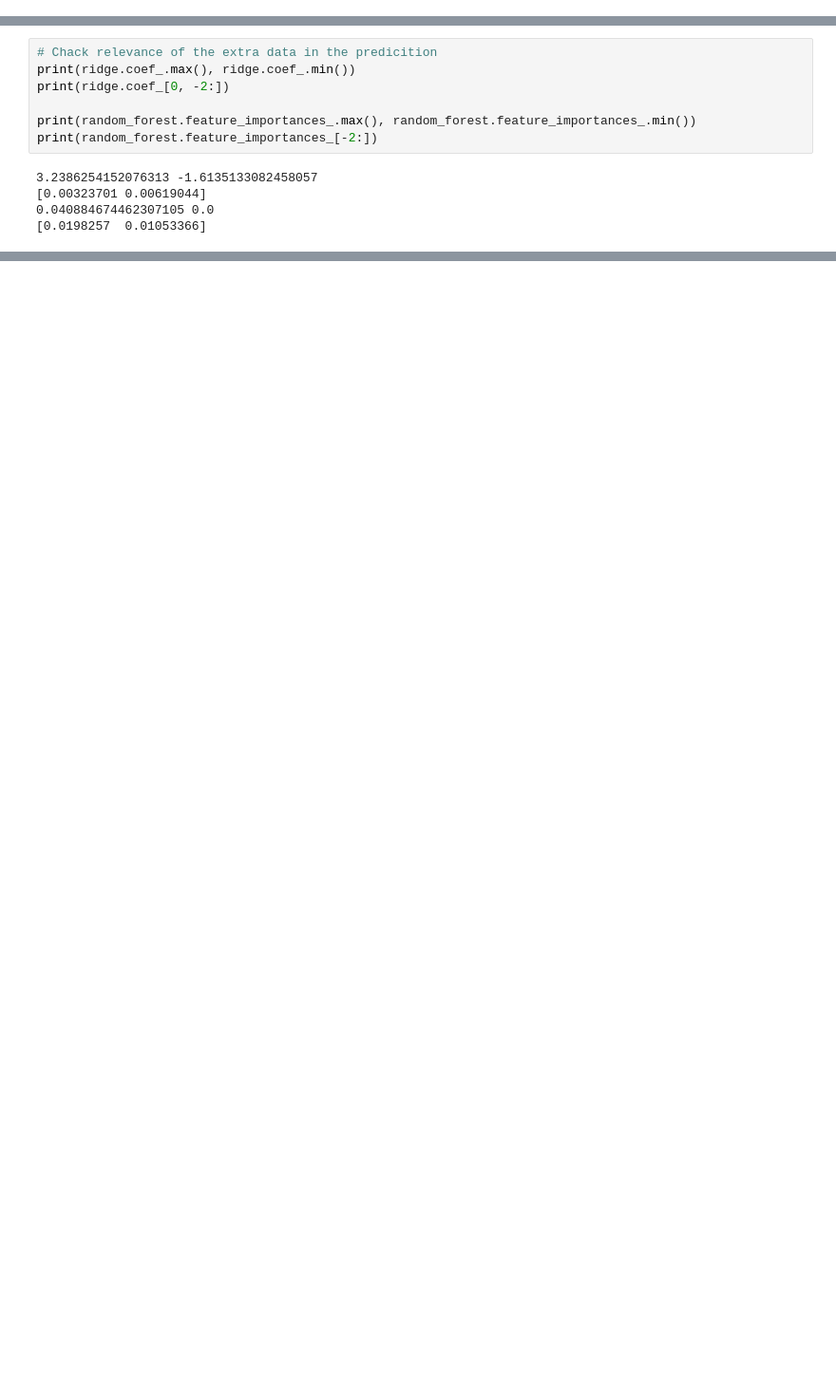
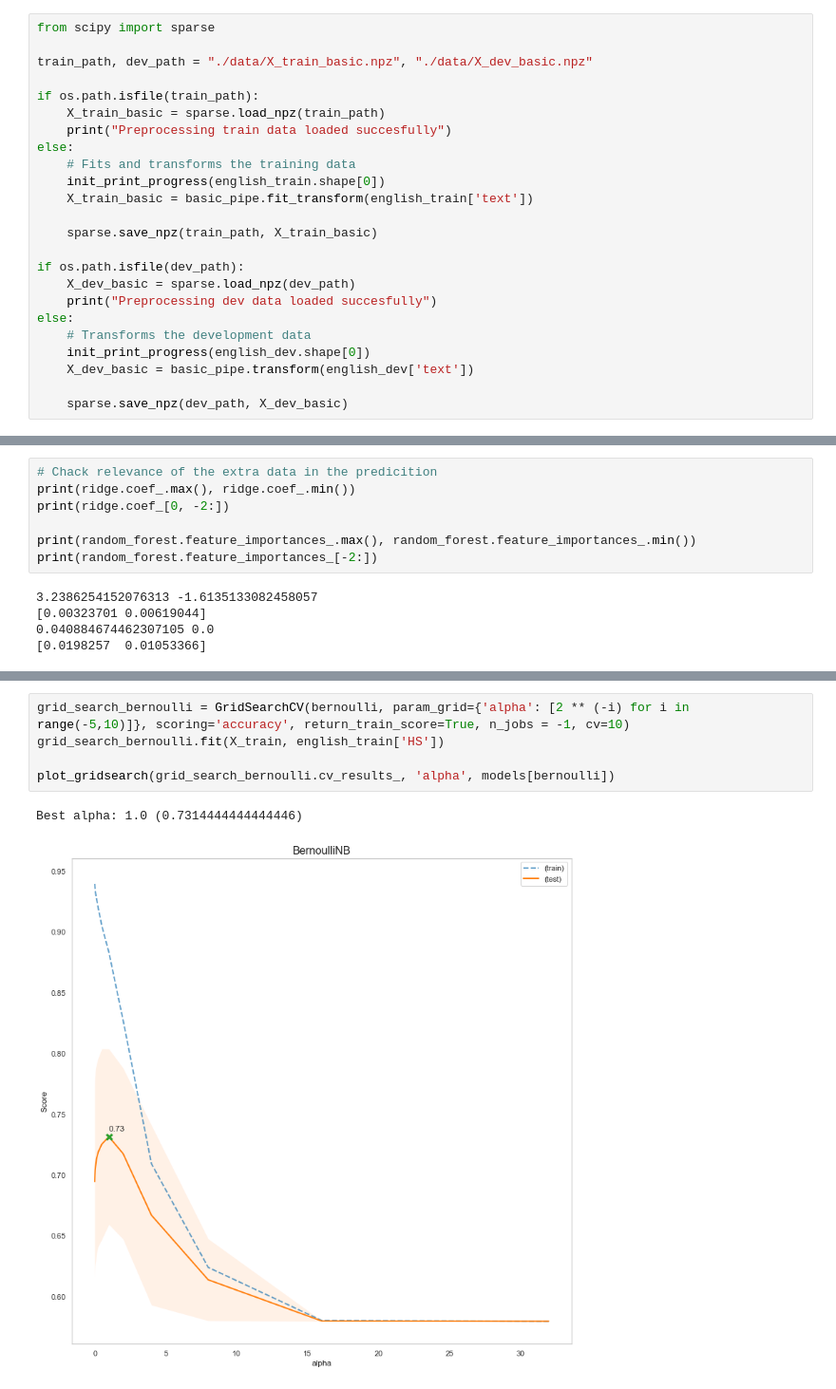
Before and after one commit to ferranSanchezLlado/Bachelor-Thesis, a Jupyter notebook: TFG.ipynb, the cells around one changed output, grey strips where cells are left out. Shown at 95% size. Drawn from its saved outputs; the diff is of its cells as text; blank space fills up the shorter version.

```diff
--- a/TFG.ipynb
+++ b/TFG.ipynb
@@ -499,0 +512,24 @@ X_dev_basic = basic_pipe.transform(english_dev['text'])
+# %%
+from scipy import sparse
+
+train_path, dev_path = "./data/X_train_basic.npz", "./data/X_dev_basic.npz"
+
+if os.path.isfile(train_path):
+    X_train_basic = sparse.load_npz(train_path)
+    print("Preprocessing train data loaded succesfully")
+else:
+    # Fits and transforms the training data
+    init_print_progress(english_train.shape[0])
+    X_train_basic = basic_pipe.fit_transform(english_train['text'])
+
+    sparse.save_npz(train_path, X_train_basic)
+
+if os.path.isfile(dev_path):
+    X_dev_basic = sparse.load_npz(dev_path)
+    print("Preprocessing dev data loaded succesfully")
+else:
+    # Transforms the development data
+    init_print_progress(english_dev.shape[0])
+    X_dev_basic = basic_pipe.transform(english_dev['text'])
+
+    sparse.save_npz(dev_path, X_dev_basic)
@@ -619,0 +720,8 @@ print(random_forest.feature_importances_[-2:])
+# %%
+grid_search_bernoulli = GridSearchCV(bernoulli, param_grid={'alpha': [2 ** (-i) for i in range(-5,10)]}, scoring='accuracy', return_train_score=True, n_jobs = -1, cv=10)
+grid_search_bernoulli.fit(X_train, english_train['HS'])
+
+plot_gridsearch(grid_search_bernoulli.cv_results_, 'alpha', models[bernoulli])
+# %% [output]
+Best alpha: 1.0 (0.7314444444444446)
+[figure, added]
```
Also changed, not shown: parts of 27 cells of this notebook, 7 other files.
